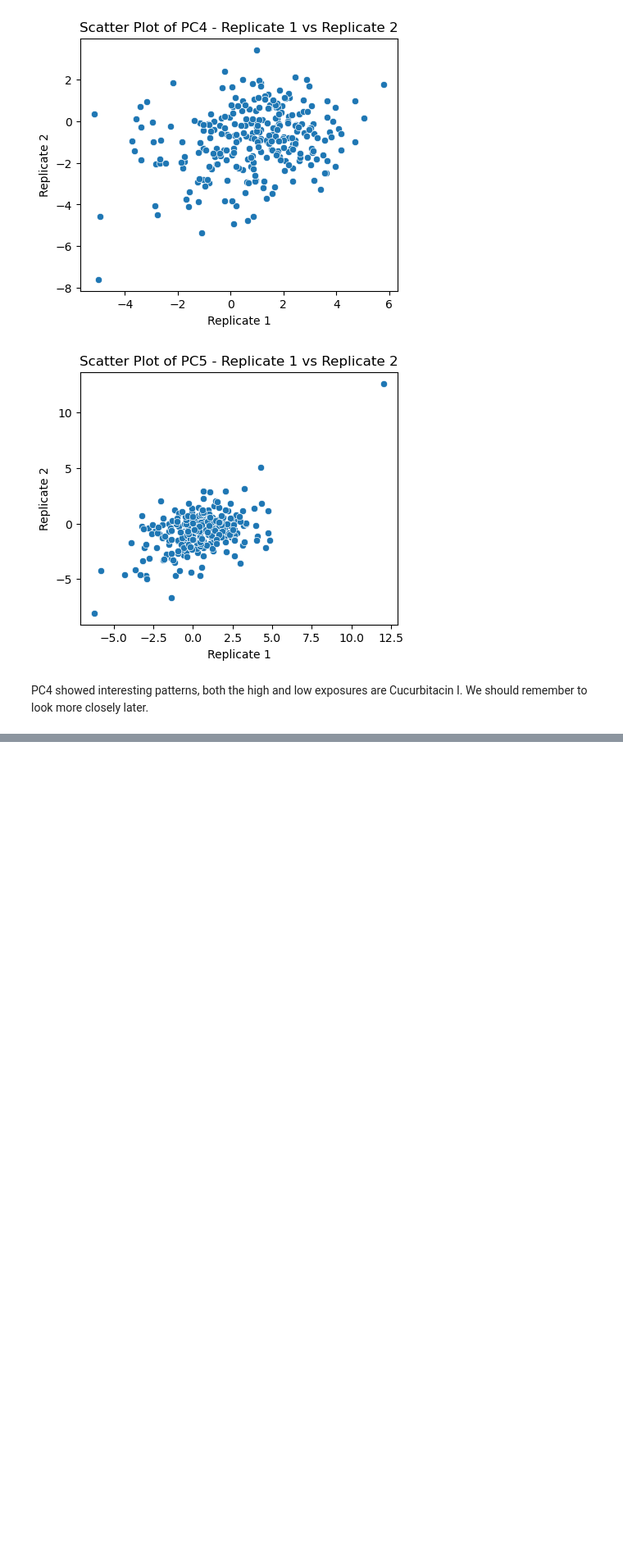
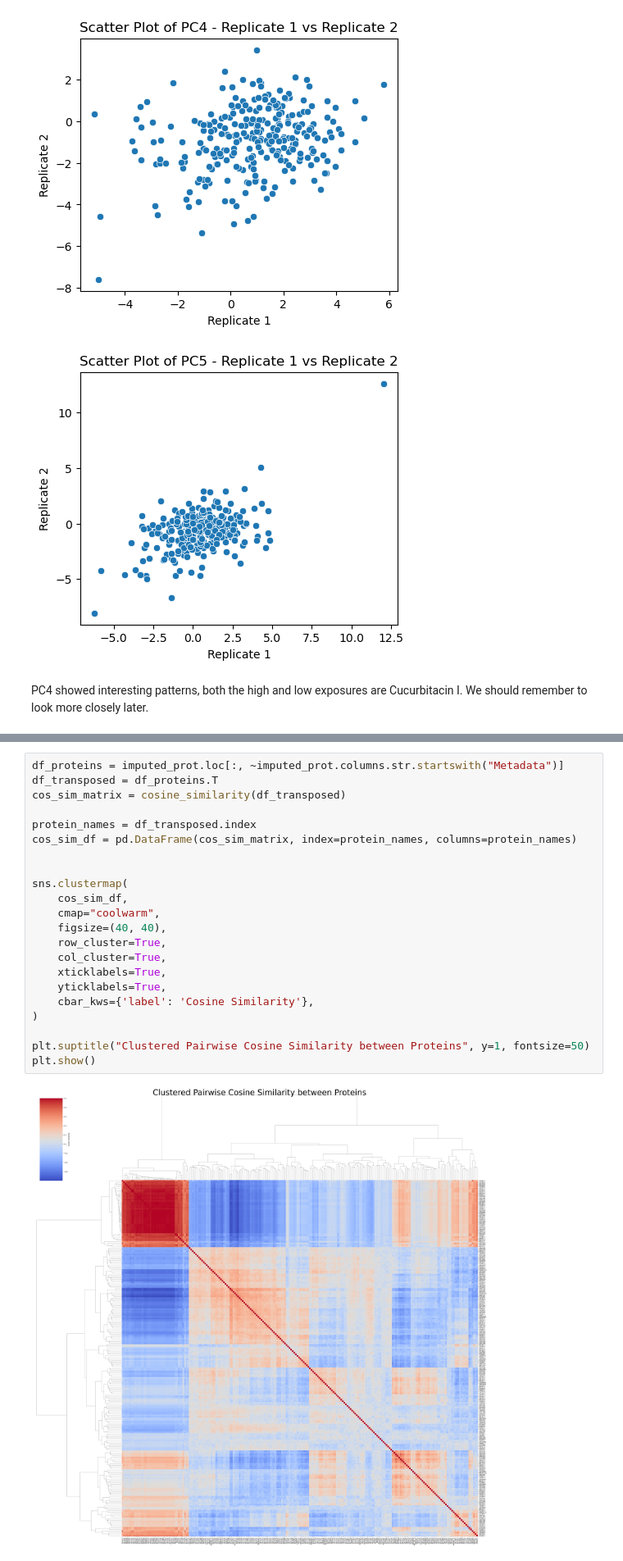
Before and after one commit to broadinstitute/2025_Grigoryan_Proteomics, a Jupyter notebook: 00.exploratory_analysis/02_first_analysis.ipynb, the cells around one changed output, grey strips where cells are left out. Shown at 82% size. Drawn from its saved outputs; the diff is of its cells as text; blank space fills up the shorter version.

```diff
--- a/00.exploratory_analysis/02_first_analysis.ipynb
+++ b/00.exploratory_analysis/02_first_analysis.ipynb
@@ -307,0 +348,24 @@ PC4 showed interesting patterns, both the high and low exposures are Cucurbitaci
+# %%
+df_proteins = imputed_prot.loc[:, ~imputed_prot.columns.str.startswith("Metadata")]
+df_transposed = df_proteins.T
+cos_sim_matrix = cosine_similarity(df_transposed)
+
+protein_names = df_transposed.index
+cos_sim_df = pd.DataFrame(cos_sim_matrix, index=protein_names, columns=protein_names)
+
+
+sns.clustermap(
+    cos_sim_df,
+    cmap="coolwarm",
+    figsize=(40, 40),
+    row_cluster=True,
+    col_cluster=True,
+    xticklabels=True,
+    yticklabels=True,
+    cbar_kws={'label': 'Cosine Similarity'},
+)
+
+plt.suptitle("Clustered Pairwise Cosine Similarity between Proteins", y=1, fontsize=50)
+plt.show()
+# %% [output]
+[figure, added]
```
Also changed, not shown: parts of 6 cells of this notebook, 2 other files.
